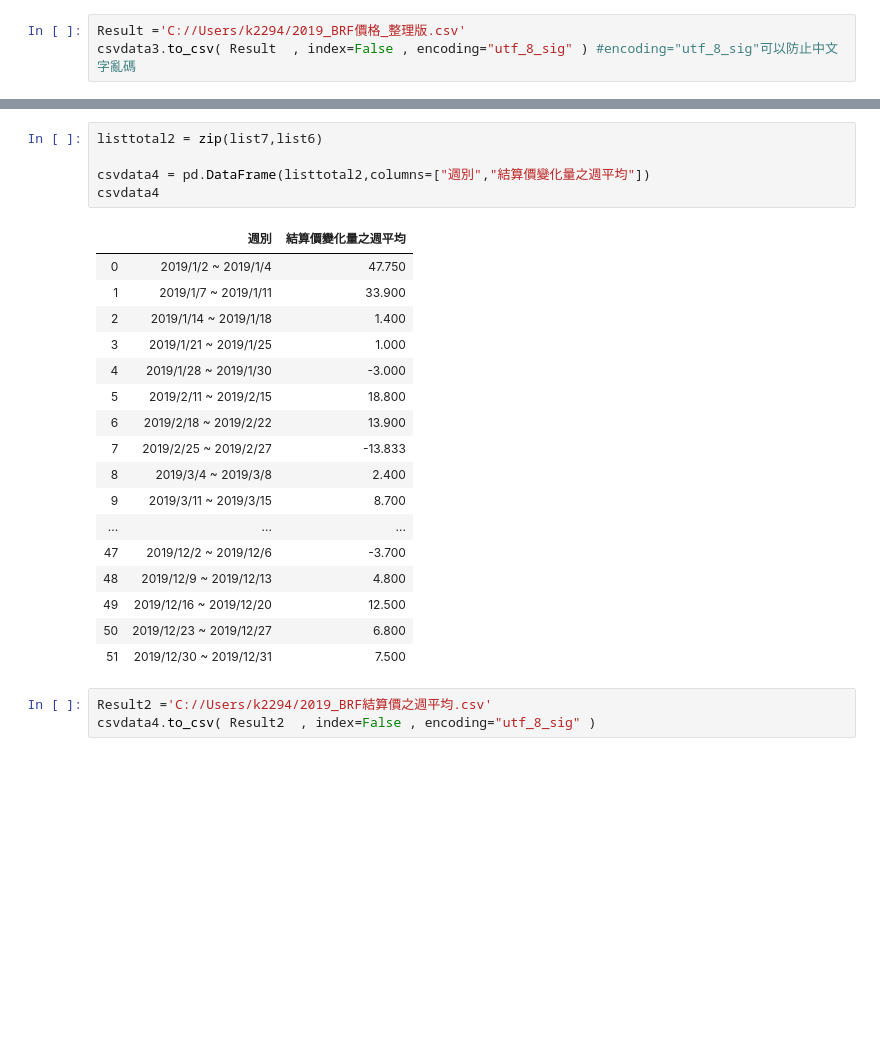
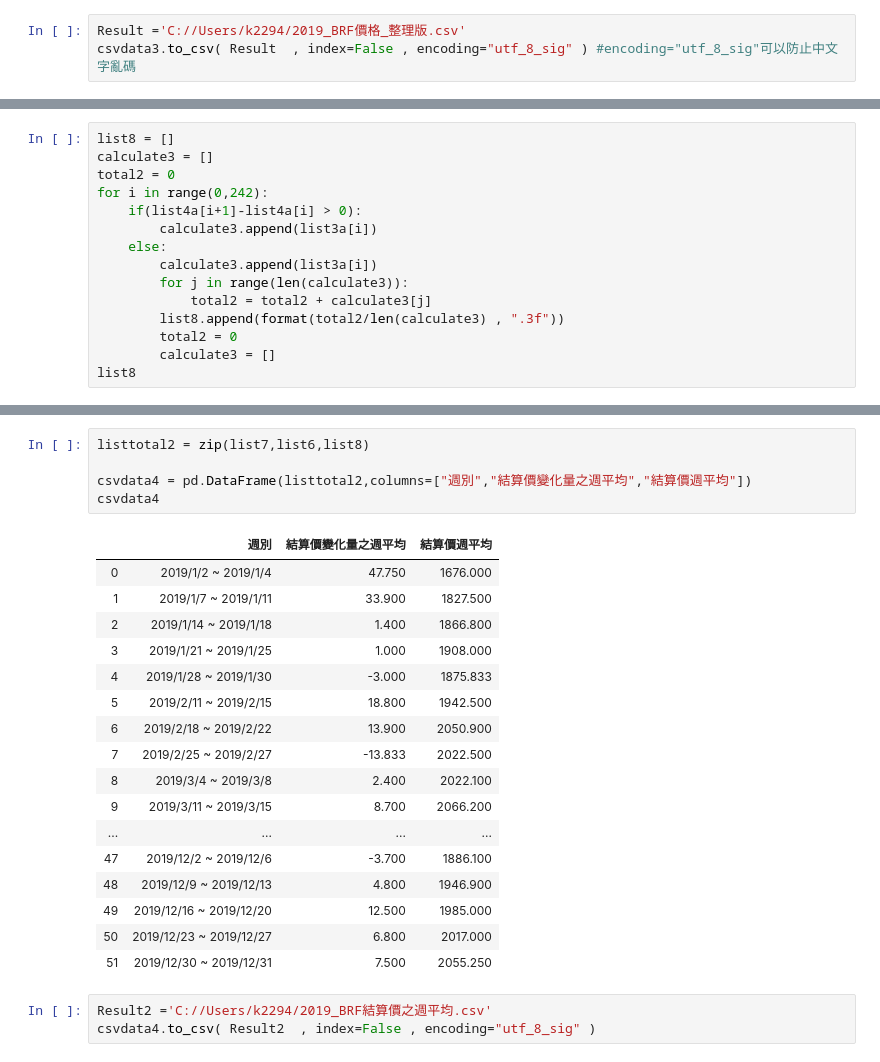
Before and after one commit to k22949706/-, a Jupyter notebook: BRF價格.ipynb, the cells around one changed output, grey strips where cells are left out. Saved outputs shown, nothing was run; the diff lists cells and outputs as text; blank space fills up the shorter version.

```diff
--- a/BRF價格.ipynb
+++ b/BRF價格.ipynb
@@ -516,3 +516,18 @@ list7
  '2019/12/16 ~ 2019/12/20',
  '2019/12/23 ~ 2019/12/27',
  '2019/12/30 ~ 2019/12/31']
+# %%
+list8 = []
+calculate3 = []
+total2 = 0
+for i in range(0,242):
+    if(list4a[i+1]-list4a[i] > 0):
+        calculate3.append(list3a[i])
+    else:
+        calculate3.append(list3a[i])
+        for j in range(len(calculate3)):
+            total2 = total2 + calculate3[j]
+        list8.append(format(total2/len(calculate3) , ".3f"))
+        total2 = 0
+        calculate3 = []
+list8
@@ -519,26 +552,26 @@ list7
 # %%
-listtotal2 = zip(list7,list6)
+listtotal2 = zip(list7,list6,list8)
 
-csvdata4 = pd.DataFrame(listtotal2,columns=["週別","結算價變化量之週平均"])
+csvdata4 = pd.DataFrame(listtotal2,columns=["週別","結算價變化量之週平均","結算價週平均"])
 csvdata4
 # %% [output]
-|  | 週別 | 結算價變化量之週平均 |
-| 0 | 2019/1/2 ~ 2019/1/4 | 47.750 |
-| 1 | 2019/1/7 ~ 2019/1/11 | 33.900 |
-| 2 | 2019/1/14 ~ 2019/1/18 | 1.400 |
-| 3 | 2019/1/21 ~ 2019/1/25 | 1.000 |
-| 4 | 2019/1/28 ~ 2019/1/30 | -3.000 |
-| 5 | 2019/2/11 ~ 2019/2/15 | 18.800 |
-| 6 | 2019/2/18 ~ 2019/2/22 | 13.900 |
-| 7 | 2019/2/25 ~ 2019/2/27 | -13.833 |
-| 8 | 2019/3/4 ~ 2019/3/8 | 2.400 |
-| 9 | 2019/3/11 ~ 2019/3/15 | 8.700 |
-| ... | ... | ... |
-| 47 | 2019/12/2 ~ 2019/12/6 | -3.700 |
-| 48 | 2019/12/9 ~ 2019/12/13 | 4.800 |
-| 49 | 2019/12/16 ~ 2019/12/20 | 12.500 |
-| 50 | 2019/12/23 ~ 2019/12/27 | 6.800 |
-| 51 | 2019/12/30 ~ 2019/12/31 | 7.500 |
+|  | 週別 | 結算價變化量之週平均 | 結算價週平均 |
+| 0 | 2019/1/2 ~ 2019/1/4 | 47.750 | 1676.000 |
+| 1 | 2019/1/7 ~ 2019/1/11 | 33.900 | 1827.500 |
+| 2 | 2019/1/14 ~ 2019/1/18 | 1.400 | 1866.800 |
+| 3 | 2019/1/21 ~ 2019/1/25 | 1.000 | 1908.000 |
+| 4 | 2019/1/28 ~ 2019/1/30 | -3.000 | 1875.833 |
+| 5 | 2019/2/11 ~ 2019/2/15 | 18.800 | 1942.500 |
+| 6 | 2019/2/18 ~ 2019/2/22 | 13.900 | 2050.900 |
+| 7 | 2019/2/25 ~ 2019/2/27 | -13.833 | 2022.500 |
+| 8 | 2019/3/4 ~ 2019/3/8 | 2.400 | 2022.100 |
+| 9 | 2019/3/11 ~ 2019/3/15 | 8.700 | 2066.200 |
+| ... | ... | ... | ... |
+| 47 | 2019/12/2 ~ 2019/12/6 | -3.700 | 1886.100 |
+| 48 | 2019/12/9 ~ 2019/12/13 | 4.800 | 1946.900 |
+| 49 | 2019/12/16 ~ 2019/12/20 | 12.500 | 1985.000 |
+| 50 | 2019/12/23 ~ 2019/12/27 | 6.800 | 2017.000 |
+| 51 | 2019/12/30 ~ 2019/12/31 | 7.500 | 2055.250 |
 # %%
 Result2 ='C://Users/k2294/2019_BRF結算價之週平均.csv'
 csvdata4.to_csv( Result2  , index=False , encoding="utf_8_sig" )
```
Also changed, not shown: parts of 1 cell of this notebook, 1 other file.
